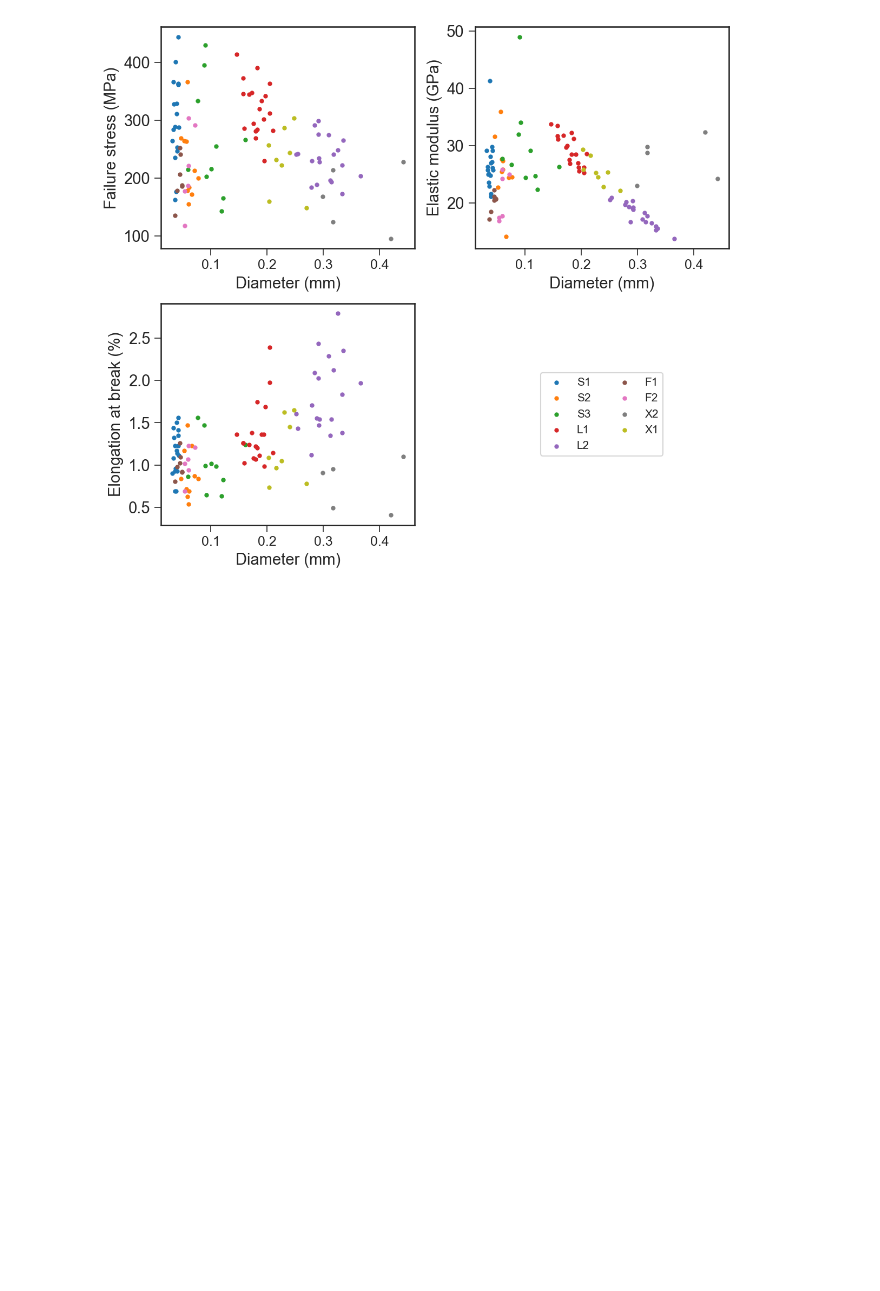
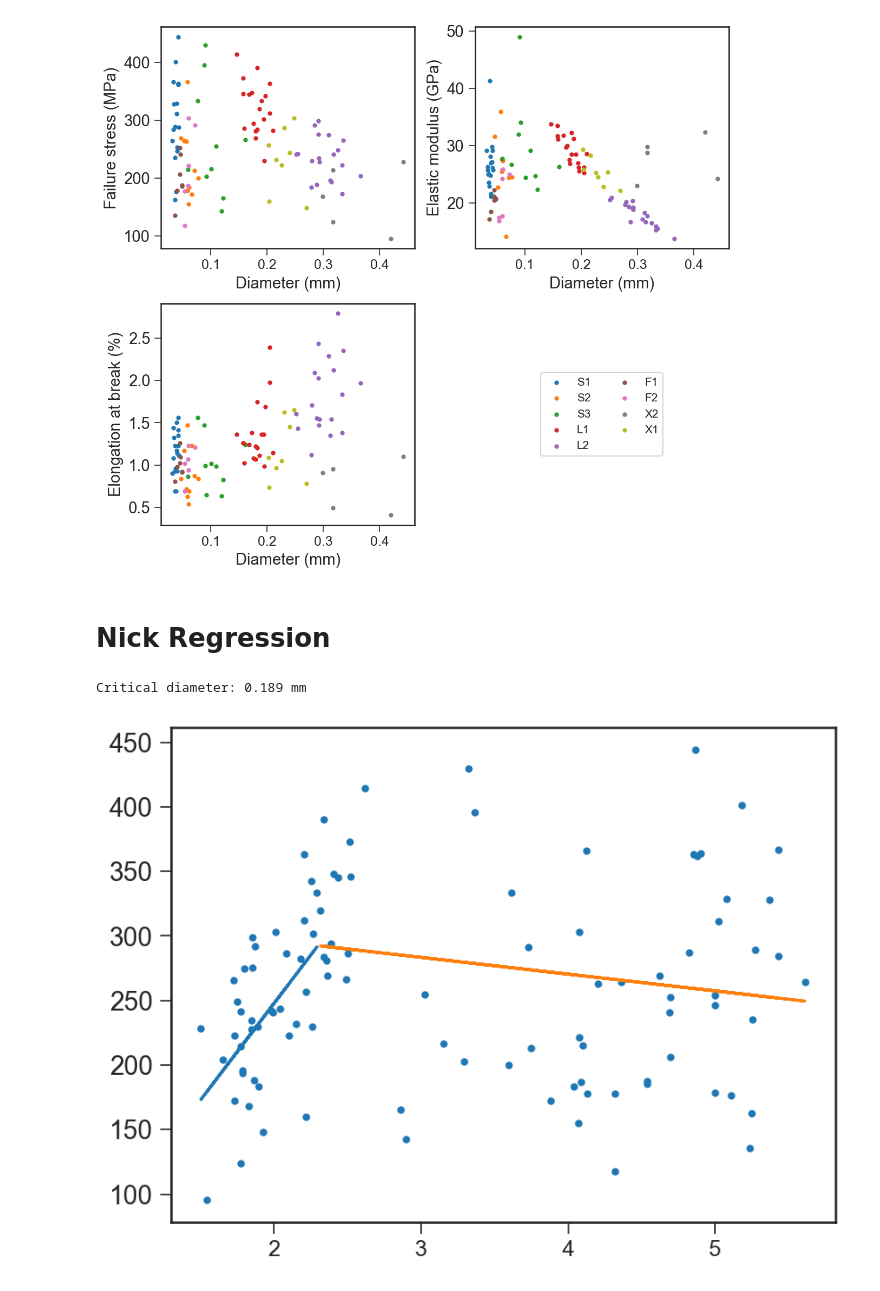
Before and after one commit to Mackus101/GlassMechAnalysis, a Jupyter notebook: analyse_fibres.ipynb, the cells around one changed output. Saved outputs shown, nothing was run; the diff lists cells and outputs as text; code cells hidden in the pictures; blank space fills up the shorter version.

Commit message:
nick regression copilot

```diff
--- a/analyse_fibres.ipynb
+++ b/analyse_fibres.ipynb
@@ -1787,3 +1787,64 @@ def plot_lucas_plots(data):
 plot_lucas_plots(fibre_data)
 # %% [output]
 [figure]
+# %% [markdown]
+# Nick Regression
+# %%
+# data
+d = fibre_data["fracture_diameter"].to_numpy()     # mm
+s = fibre_data["fracture_stress"].to_numpy()      # MPa
+x = 1 / np.sqrt(d)                                # Griffith variable
+# %%
+from sklearn.linear_model import LinearRegression
+# candidate breakpoints
+candidate_dc = np.linspace(d.min()*1.1, d.max()*0.9, 300)
+
+best_error = np.inf
+best_dc = None
+
+for dc in candidate_dc:
+    left = d >= dc
+    right = d < dc
+
+    if left.sum() < 5 or right.sum() < 5:
+        continue
+
+    # large-diameter (Griffith) fit
+    model_L = LinearRegression().fit(x[left].reshape(-1,1), s[left])
+
+    # enforce continuity
+    x_dc = 1 / np.sqrt(dc)
+    s_dc = model_L.predict([[x_dc]])[0]
+
+    # small-diameter constrained fit
+    dx = x[right] - x_dc
+    ds = s[right] - s_dc
+    slope_R = np.sum(dx*ds) / np.sum(dx*dx)
+
+    # predicted values
+    s_pred_L = model_L.predict(x[left].reshape(-1,1))
+    s_pred_R = s_dc + slope_R * (x[right] - x_dc)
+
+    # total error
+    error = np.sum((s[left]-s_pred_L)**2) + np.sum((s[right]-s_pred_R)**2)
+
+    if error < best_error:
+        best_error = error
+        best_dc = dc
+        plot_x_L = x[left]
+        plot_x_R = x[right]
+        plot_pred_L = s_pred_L
+        plot_pred_R = s_pred_R
+
+fig, ax = plt.subplots()
+
+ax.plot(plot_x_L, plot_pred_L)
+ax.plot(plot_x_R, plot_pred_R)
+ax.scatter(x,s)
+
+
+
+print(f"Critical diameter: {best_dc:.3f} mm")
+# %% [output]
+Critical diameter: 0.189 mm
+[figure, added]
```
Also changed, not shown: parts of 3 cells of this notebook, 1 other file.
